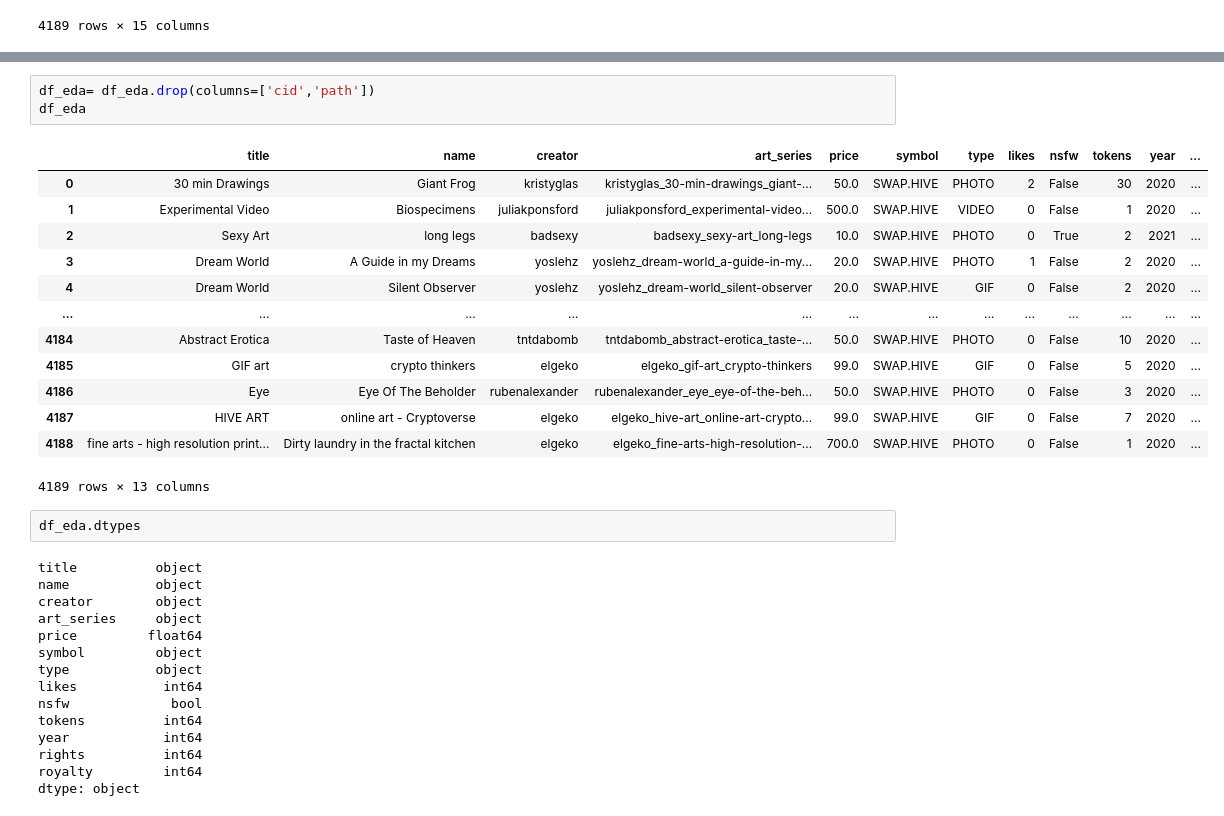
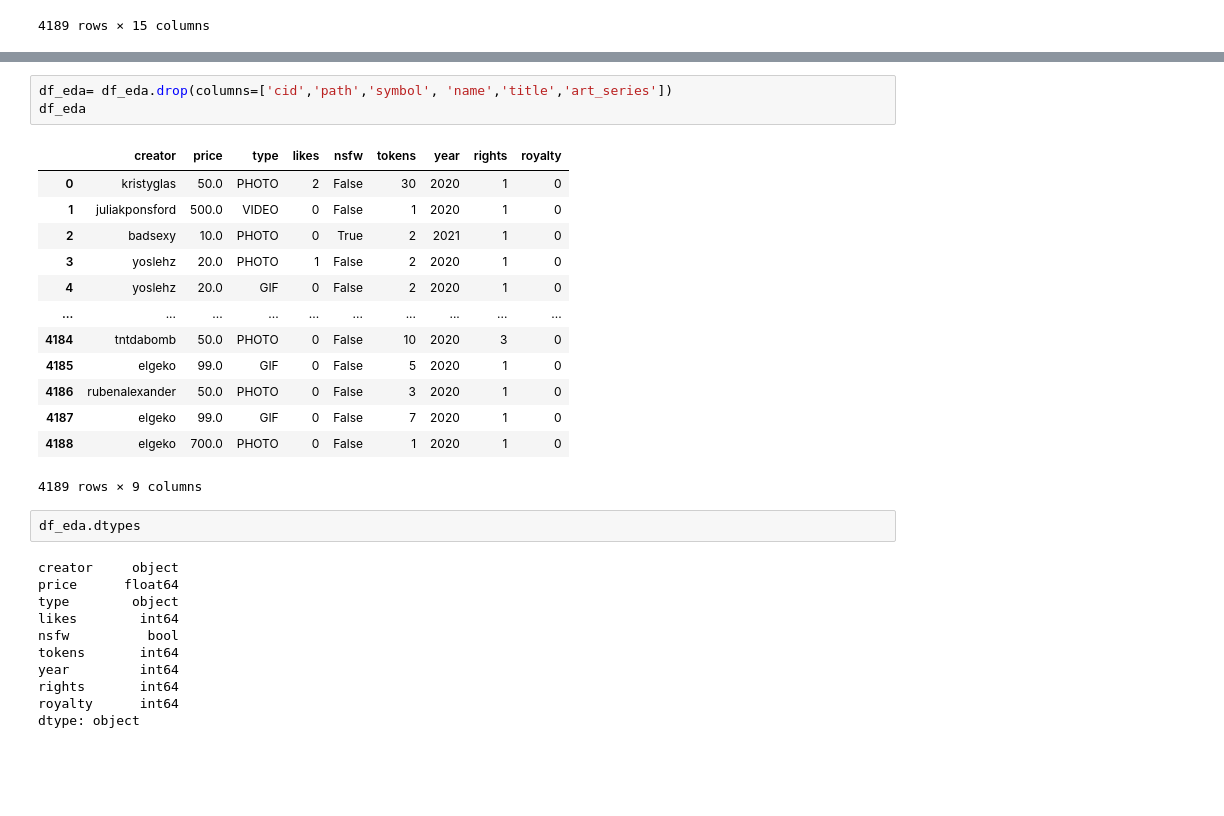
Before and after one commit to aortiz224/bootcamp_finalproject, a Jupyter notebook: dev/yaser/ML_finalproject.ipynb, the cells around one changed output, grey strips where cells are left out. Cells and saved outputs as stored; diff of their text form; blank space fills up the shorter version.

```diff
--- a/dev/yaser/ML_finalproject.ipynb
+++ b/dev/yaser/ML_finalproject.ipynb
@@ -42,34 +107,30 @@ df_eda
 # %%
-df_eda= df_eda.drop(columns=['cid','path'])
+df_eda= df_eda.drop(columns=['cid','path','symbol', 'name','title','art_series'])
 df_eda
 # %% [output]
-|  | title | name | creator | art_series | price | symbol | type | likes | nsfw | tokens | year | ... |
-| 0 | 30 min Drawings | Giant Frog | kristyglas | kristyglas_30-min-drawings_giant-... | 50.0 | SWAP.HIVE | PHOTO | 2 | False | 30 | 2020 | ... |
-| 1 | Experimental Video | Biospecimens | juliakponsford | juliakponsford_experimental-video... | 500.0 | SWAP.HIVE | VIDEO | 0 | False | 1 | 2020 | ... |
-| 2 | Sexy Art | long legs | badsexy | badsexy_sexy-art_long-legs | 10.0 | SWAP.HIVE | PHOTO | 0 | True | 2 | 2021 | ... |
-| 3 | Dream World | A Guide in my Dreams | yoslehz | yoslehz_dream-world_a-guide-in-my... | 20.0 | SWAP.HIVE | PHOTO | 1 | False | 2 | 2020 | ... |
-| 4 | Dream World | Silent Observer | yoslehz | yoslehz_dream-world_silent-observer | 20.0 | SWAP.HIVE | GIF | 0 | False | 2 | 2020 | ... |
-| ... | ... | ... | ... | ... | ... | ... | ... | ... | ... | ... | ... | ... |
-| 4184 | Abstract Erotica | Taste of Heaven | tntdabomb | tntdabomb_abstract-erotica_taste-... | 50.0 | SWAP.HIVE | PHOTO | 0 | False | 10 | 2020 | ... |
-| 4185 | GIF art | crypto thinkers | elgeko | elgeko_gif-art_crypto-thinkers | 99.0 | SWAP.HIVE | GIF | 0 | False | 5 | 2020 | ... |
-| 4186 | Eye | Eye Of The Beholder | rubenalexander | rubenalexander_eye_eye-of-the-beh... | 50.0 | SWAP.HIVE | PHOTO | 0 | False | 3 | 2020 | ... |
-| 4187 | HIVE ART | online art - Cryptoverse | elgeko | elgeko_hive-art_online-art-crypto... | 99.0 | SWAP.HIVE | GIF | 0 | False | 7 | 2020 | ... |
-| 4188 | fine arts - high resolution print... | Dirty laundry in the fractal kitchen | elgeko | elgeko_fine-arts-high-resolution-... | 700.0 | SWAP.HIVE | PHOTO | 0 | False | 1 | 2020 | ... |
+|  | creator | price | type | likes | nsfw | tokens | year | rights | royalty |
+| 0 | kristyglas | 50.0 | PHOTO | 2 | False | 30 | 2020 | 1 | 0 |
+| 1 | juliakponsford | 500.0 | VIDEO | 0 | False | 1 | 2020 | 1 | 0 |
+| 2 | badsexy | 10.0 | PHOTO | 0 | True | 2 | 2021 | 1 | 0 |
+| 3 | yoslehz | 20.0 | PHOTO | 1 | False | 2 | 2020 | 1 | 0 |
+| 4 | yoslehz | 20.0 | GIF | 0 | False | 2 | 2020 | 1 | 0 |
+| ... | ... | ... | ... | ... | ... | ... | ... | ... | ... |
+| 4184 | tntdabomb | 50.0 | PHOTO | 0 | False | 10 | 2020 | 3 | 0 |
+| 4185 | elgeko | 99.0 | GIF | 0 | False | 5 | 2020 | 1 | 0 |
+| 4186 | rubenalexander | 50.0 | PHOTO | 0 | False | 3 | 2020 | 1 | 0 |
+| 4187 | elgeko | 99.0 | GIF | 0 | False | 7 | 2020 | 1 | 0 |
+| 4188 | elgeko | 700.0 | PHOTO | 0 | False | 1 | 2020 | 1 | 0 |
-4189 rows × 13 columns
+4189 rows × 9 columns
 # %%
 df_eda.dtypes
 # %% [output]
-title          object
-name           object
-creator        object
-art_series     object
-price         float64
-symbol         object
-type           object
-likes           int64
-nsfw             bool
-tokens          int64
-year            int64
-rights          int64
-royalty         int64
+creator     object
+price      float64
+type        object
+likes        int64
+nsfw          bool
+tokens       int64
+year         int64
+rights       int64
+royalty      int64
 dtype: object
```
Also changed, not shown: parts of 9 cells of this notebook.
